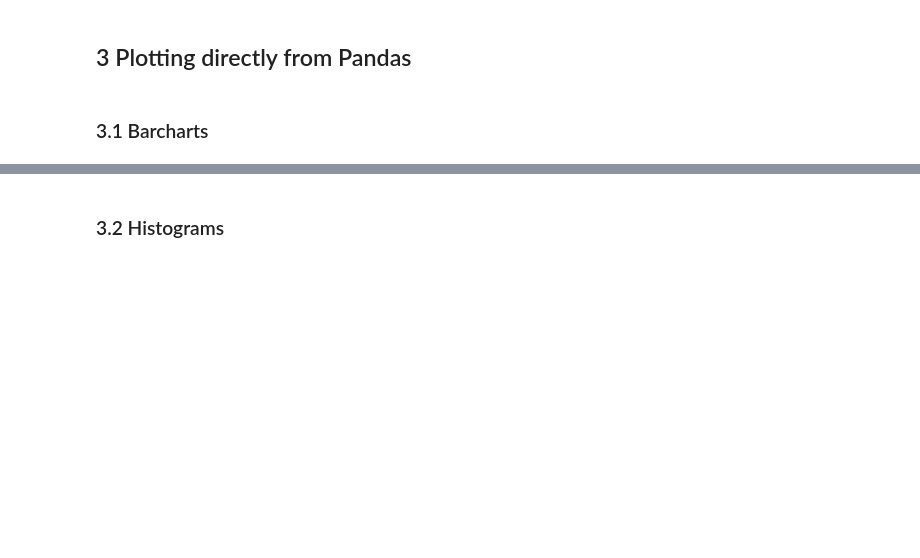
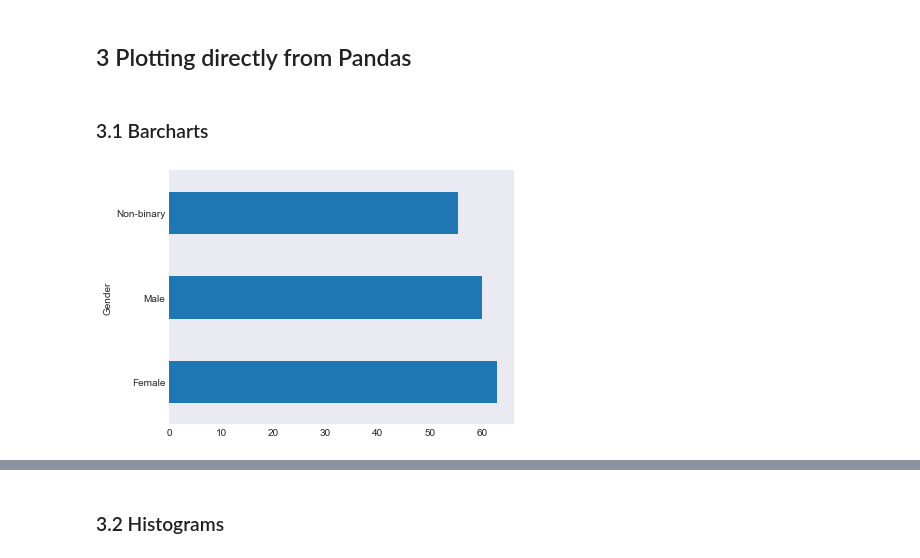
Before and after one commit to SPS-SP2273/learning-portfolio-yimqiy, a Jupyter notebook: pandas/pandas_(good).ipynb, the cells around one changed output, grey strips where cells are left out. Drawn from its saved outputs; the diff is of its cells as text; code cells hidden in the pictures; blank space fills up the shorter version.

```diff
--- a/pandas/pandas_(good).ipynb
+++ b/pandas/pandas_(good).ipynb
@@ -35,0 +121,10 @@ df_class.info()
+# %%
+df_class = pd.read_excel("finalised_scores.xlsx", skiprows = 0)
+
+for index, row in df_class.iterrows():
+    name = row['Name']
+
+    for column in ['Test 1', 'Test 2']:
+        if np.isnan(row[column]):
+            print(f'{index}: {name:<15}  missing data for {column}')
+            df_class.loc[index, column] = 0
@@ -49,0 +248,10 @@ df_class.info()
+# %%
+import matplotlib.pyplot as plt
+plt.style.use("seaborn-dark")
+
+grp = df_combined.groupby(['Gender'])["Total"]
+grp.mean().plot(kind='barh');
+plt.tight_layout()
+plt.show()
+# %% [output]
+[figure, added]
```
Also changed, not shown: parts of 35 cells of this notebook, 1 other file.
